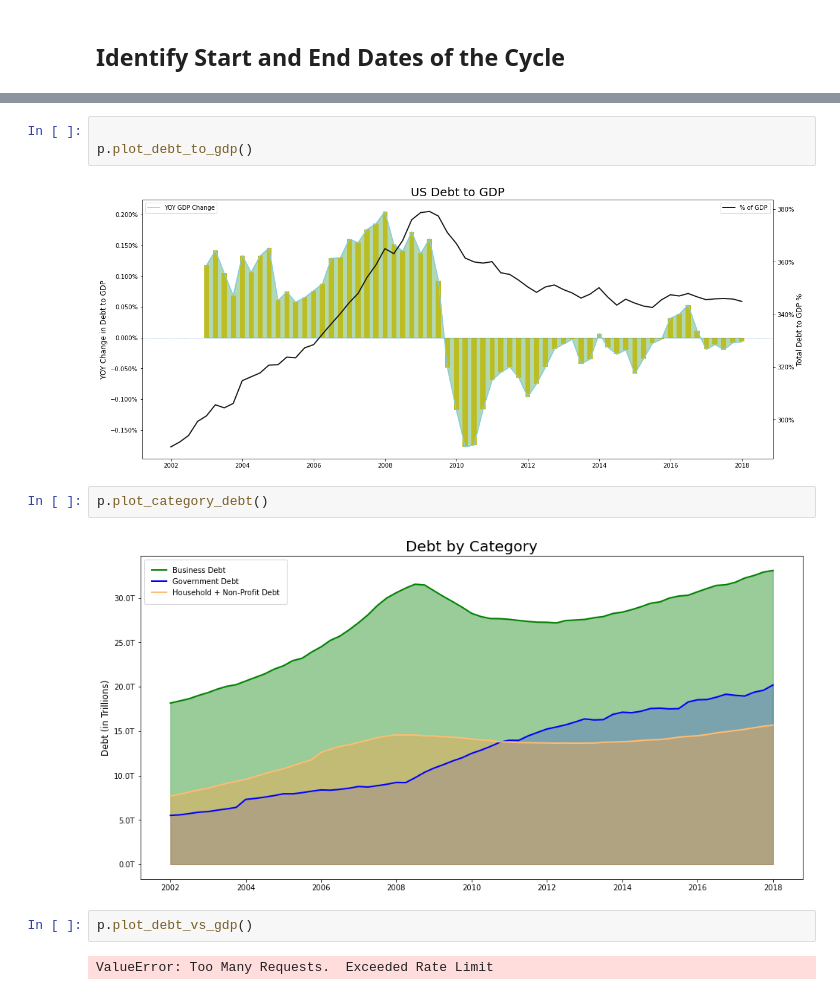
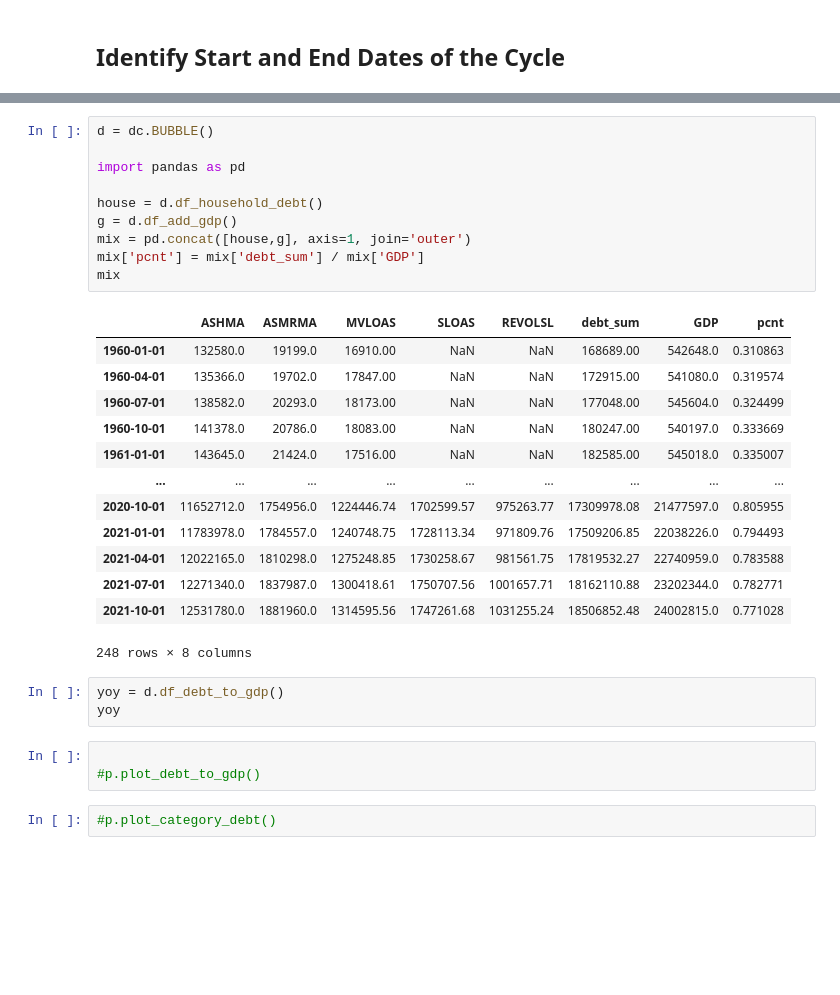
Before and after one commit to bridaniels/Principles_NavigatingBigDebtCrises, a Jupyter notebook: Part1/deflationDebtCycle/01_early.ipynb, the cells around one changed output, grey strips where cells are left out. Saved outputs shown, nothing was run; the diff lists cells and outputs as text; blank space fills up the shorter version.

```diff
--- a/Part1/deflationDebtCycle/01_early.ipynb
+++ b/Part1/deflationDebtCycle/01_early.ipynb
@@ -20,13 +26,32 @@ p = dc.BUBBLE_PLOTTING(start=start, end=end)
+# %%
+d = dc.BUBBLE()
+
+import pandas as pd
+
+house = d.df_household_debt()
+g = d.df_add_gdp()
+mix = pd.concat([house,g], axis=1, join='outer')
+mix['pcnt'] = mix['debt_sum'] / mix['GDP']
+mix
+# %% [output]
+|  | ASHMA | ASMRMA | MVLOAS | SLOAS | REVOLSL | debt_sum | GDP | pcnt |
+| 1960-01-01 | 132580.0 | 19199.0 | 16910.00 | NaN | NaN | 168689.00 | 542648.0 | 0.310863 |
+| 1960-04-01 | 135366.0 | 19702.0 | 17847.00 | NaN | NaN | 172915.00 | 541080.0 | 0.319574 |
+| 1960-07-01 | 138582.0 | 20293.0 | 18173.00 | NaN | NaN | 177048.00 | 545604.0 | 0.324499 |
+| 1960-10-01 | 141378.0 | 20786.0 | 18083.00 | NaN | NaN | 180247.00 | 540197.0 | 0.333669 |
+| 1961-01-01 | 143645.0 | 21424.0 | 17516.00 | NaN | NaN | 182585.00 | 545018.0 | 0.335007 |
+| ... | ... | ... | ... | ... | ... | ... | ... | ... |
+| 2020-10-01 | 11652712.0 | 1754956.0 | 1224446.74 | 1702599.57 | 975263.77 | 17309978.08 | 21477597.0 | 0.805955 |
+| 2021-01-01 | 11783978.0 | 1784557.0 | 1240748.75 | 1728113.34 | 971809.76 | 17509206.85 | 22038226.0 | 0.794493 |
+| 2021-04-01 | 12022165.0 | 1810298.0 | 1275248.85 | 1730258.67 | 981561.75 | 17819532.27 | 22740959.0 | 0.783588 |
+| 2021-07-01 | 12271340.0 | 1837987.0 | 1300418.61 | 1750707.56 | 1001657.71 | 18162110.88 | 23202344.0 | 0.782771 |
+| 2021-10-01 | 12531780.0 | 1881960.0 | 1314595.56 | 1747261.68 | 1031255.24 | 18506852.48 | 24002815.0 | 0.771028 |
+248 rows × 8 columns
+# %%
+yoy = d.df_debt_to_gdp()
+yoy
 # %%
 
-p.plot_debt_to_gdp()
+#p.plot_debt_to_gdp()
-# %% [output]
-[figure, removed]
-# %%
-p.plot_category_debt()
-# %% [output]
-[figure, removed]
-# %%
-p.plot_debt_vs_gdp()
-# %% [output]
-ValueError: Too Many Requests.  Exceeded Rate Limit
+# %%
+#p.plot_category_debt()
```
Also changed, not shown: parts of 3 cells of this notebook, 1 other file.
